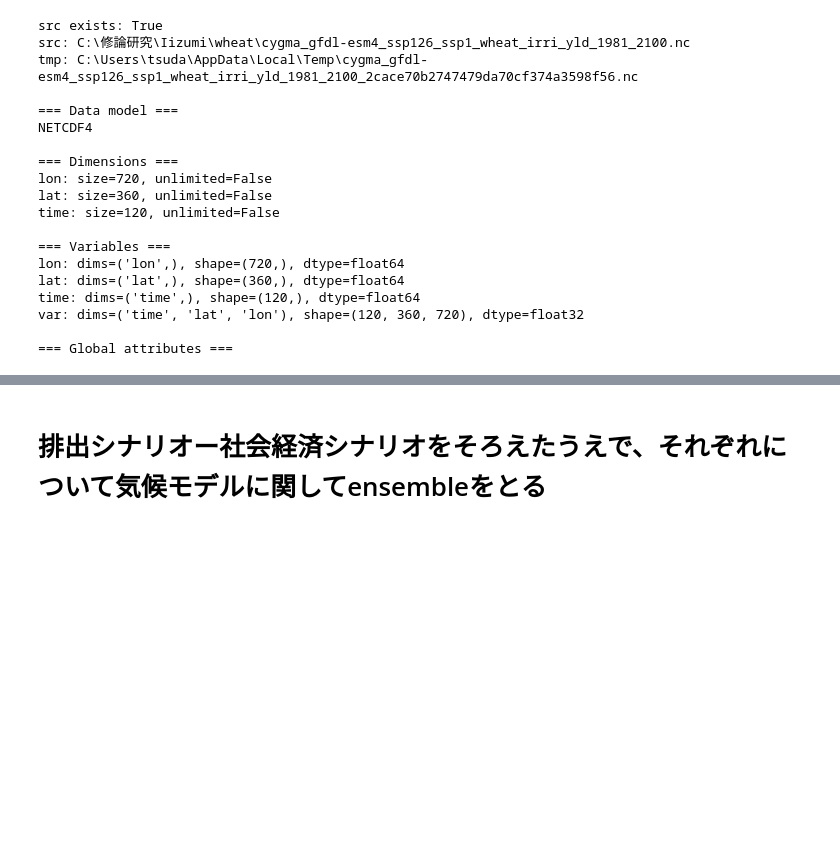
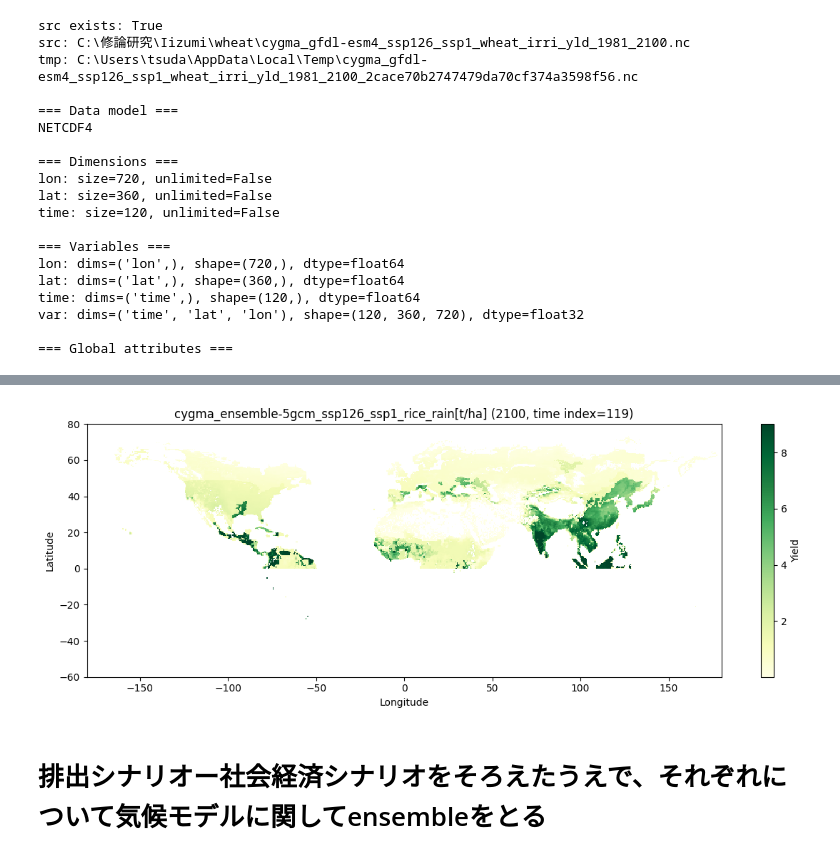
Before and after one commit to hgsl-general/2025_master_Tsuda, a Jupyter notebook: codes/Harvest_nc_analysis.ipynb, the cells around one changed output, grey strips where cells are left out. Saved outputs shown, nothing was run; the diff lists cells and outputs as text; code cells hidden in the pictures; blank space fills up the shorter version.

```diff
--- a/codes/Harvest_nc_analysis.ipynb
+++ b/codes/Harvest_nc_analysis.ipynb
@@ -123,3 +123,85 @@ time: dims=('time',), shape=(120,), dtype=float64
 var: dims=('time', 'lat', 'lon'), shape=(120, 360, 720), dtype=float32
 
 === Global attributes ===
+# %%
+from pathlib import Path
+import tempfile
+import shutil
+import uuid
+import numpy as np
+import matplotlib.pyplot as plt
+from netCDF4 import Dataset
+
+src = Path(r"C:\修論研究\Iizumi\rice\ensemble_mean_5gcm\cygma_ensemble-5gcm_ssp126_ssp1_rice_rain_yld_1981_2100.nc").resolve()
+tmp_nc = Path(tempfile.gettempdir()) / f"{src.stem}_{uuid.uuid4().hex}.nc"
+shutil.copyfile(src, tmp_nc)
+
+try:
+    with Dataset(str(tmp_nc), mode="r") as nc:
+        lon = nc.variables["lon"][:].astype(np.float64)
+        lat = nc.variables["lat"][:].astype(np.float64)
+        time = nc.variables["time"]
+        var = nc.variables["var"]
+
+        # 2010年を time 軸から特定
+        # このデータは time.units = "months since 1981-01-01 00:00"
+        base_year = int(time.units.split("since")[1].strip().split("-")[0])  # 1981
+        target_year = 2100
+        target_months = (target_year - base_year) * 12
+        ti = int(np.where(np.isclose(time[:], target_months))[0][0])  # 29 (0-based)
+
+        print(f"target_year={target_year}, time index(0-based)={ti}, (1-based)={ti+1}")
+
+        raw = var[ti, :, :]
+        raw_np = np.asarray(raw, dtype=np.float64)
+
+        # 欠損値を NaN に統一
+        if np.ma.isMaskedArray(raw):
+            data = raw.filled(np.nan).astype(np.float64)
+        else:
+            data = raw_np.copy()
+            for attr in ["_FillValue", "missing_value"]:
+                fv = getattr(var, attr, None)
+                if fv is not None:
+                    data[data == float(fv)] = np.nan
+
+        # 統計
+        print("raw min (fill含む)   :", np.nanmin(raw_np))
+        print("raw max (fill含む)   :", np.nanmax(raw_np))
+        print("valid min (欠損除外) :", np.nanmin(data))
+        print("valid max (欠損除外) :", np.nanmax(data))
+
+        finite = data[np.isfinite(data)]
+        print("count > 100  :", int(np.sum(finite > 100)))
+        print("count > 1000 :", int(np.sum(finite > 1000)))
+        print("valid_count  :", finite.size)
+        print("nan_count    :", int(np.isnan(data).sum()))
+
+        # 0..360 -> -180..180 に並べ替えて地図っぽく表示
+        lon_wrap = ((lon + 180.0) % 360.0) - 180.0
+        order = np.argsort(lon_wrap)
+        lon_plot = lon_wrap[order]
+        data_plot = data[:, order]
+
+        # 色スケールは外れ値の影響を抑える
+        vmin, vmax = np.nanpercentile(data_plot, [2, 98])
+
+        fig, ax = plt.subplots(figsize=(12, 4.5))
+        im = ax.pcolormesh(
+            lon_plot, lat, data_plot,
+            shading="auto", cmap="YlGn", vmin=vmin, vmax=vmax
+        )
+        ax.set_xlim(-180, 180)
+        ax.set_ylim(-60, 80)
+        ax.set_xlabel("Longitude")
+        ax.set_ylabel("Latitude")
+        ax.set_title(f"cygma_ensemble-5gcm_ssp126_ssp1_rice_rain[t/ha] ({target_year}, time index={ti})")
+        fig.colorbar(im, ax=ax, label="Yield")
+        fig.tight_layout()
+
+
+        plt.show()
+
+finally:
+    tmp_nc.unlink(missing_ok=True)
+# %% [output]
@@ -126,2 +217,3 @@ var: dims=('time', 'lat', 'lon'), shape=(120, 360, 720), dtype=float32
+[figure, added]
 # %% [markdown]
 # 排出シナリオー社会経済シナリオをそろえたうえで、それぞれについて気候モデルに関してensembleをとる
```
Also changed, not shown: parts of 4 cells of this notebook, 2 other files.
